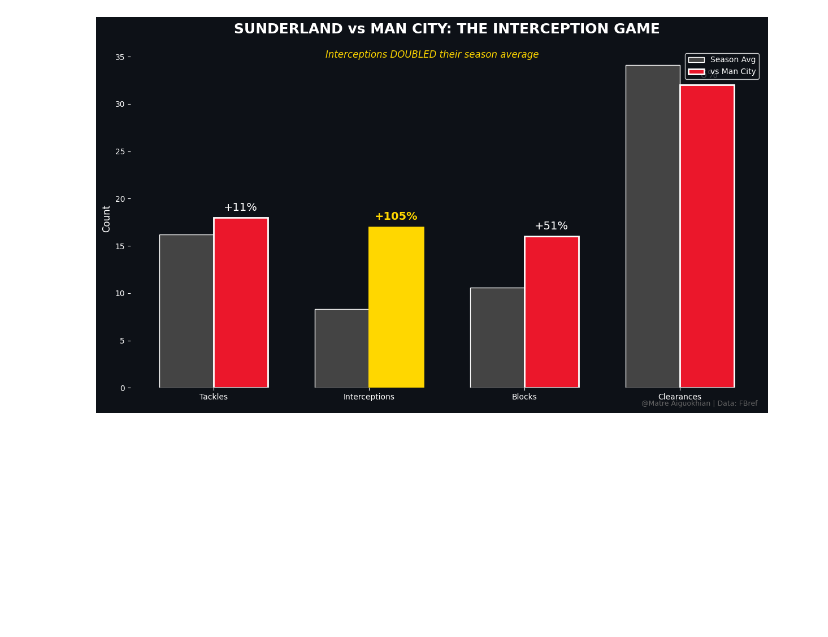
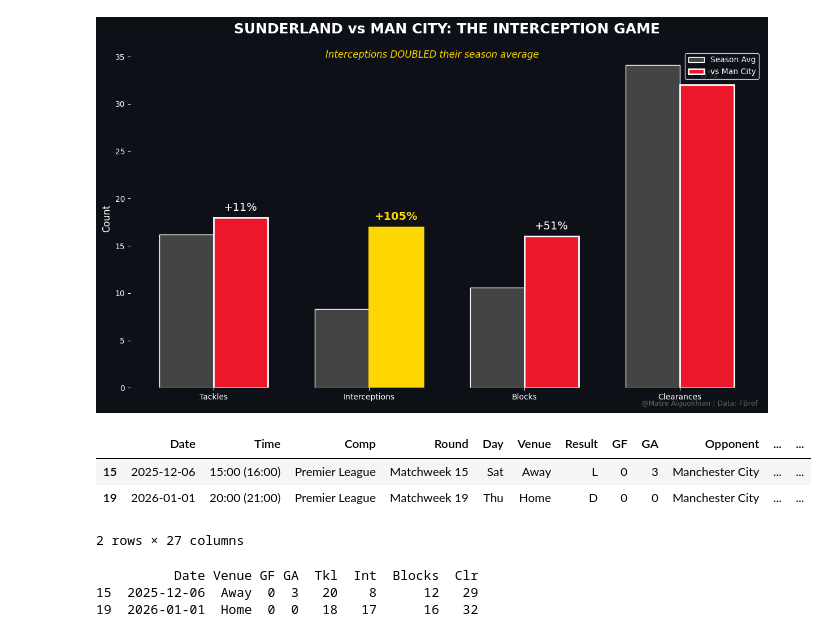
Before and after one commit to Matre5/january-2026-football-analytics, a Jupyter notebook: notebooks/01_jan01_sunderland_mancity.ipynb, the cells around one changed output. Saved outputs shown, nothing was run; the diff lists cells and outputs as text; code cells hidden in the pictures; blank space fills up the shorter version.

```diff
--- a/notebooks/01_jan01_sunderland_mancity.ipynb
+++ b/notebooks/01_jan01_sunderland_mancity.ipynb
@@ -274,3 +274,22 @@ plt.savefig('../visuals/sunderland_city_defensive_v2.png', dpi=300, facecolor='#
 plt.show()
 # %% [output]
 [figure]
+# %%
+city_df = df[(df['Opponent'] == 'Manchester City') & (df['Comp']== 'Premier League')].copy()
+
+city_df
+# %% [output]
+|  | Date | Time | Comp | Round | Day | Venue | Result | GF | GA | Opponent | ... | ... |
+| 15 | 2025-12-06 | 15:00 (16:00) | Premier League | Matchweek 15 | Sat | Away | L | 0 | 3 | Manchester City | ... | ... |
+| 19 | 2026-01-01 | 20:00 (21:00) | Premier League | Matchweek 19 | Thu | Home | D | 0 | 0 | Manchester City | ... | ... |
+2 rows × 27 columns
+# %%
+# for col in ['Tkl', 'Int', 'Blocks', 'Clr']:
+#     city_df[col] = pd.to_numeric(city_df[col])
+
+city = city_df[['Date','Venue','GF', 'GA', 'Tkl', 'Int', 'Blocks', 'Clr']]
+print(city)
+# %% [output]
+          Date Venue GF GA  Tkl  Int  Blocks  Clr
+15  2025-12-06  Away  0  3   20    8      12   29
+19  2026-01-01  Home  0  0   18   17      16   32
```
Also changed, not shown: parts of 4 cells of this notebook, 1 other file.
